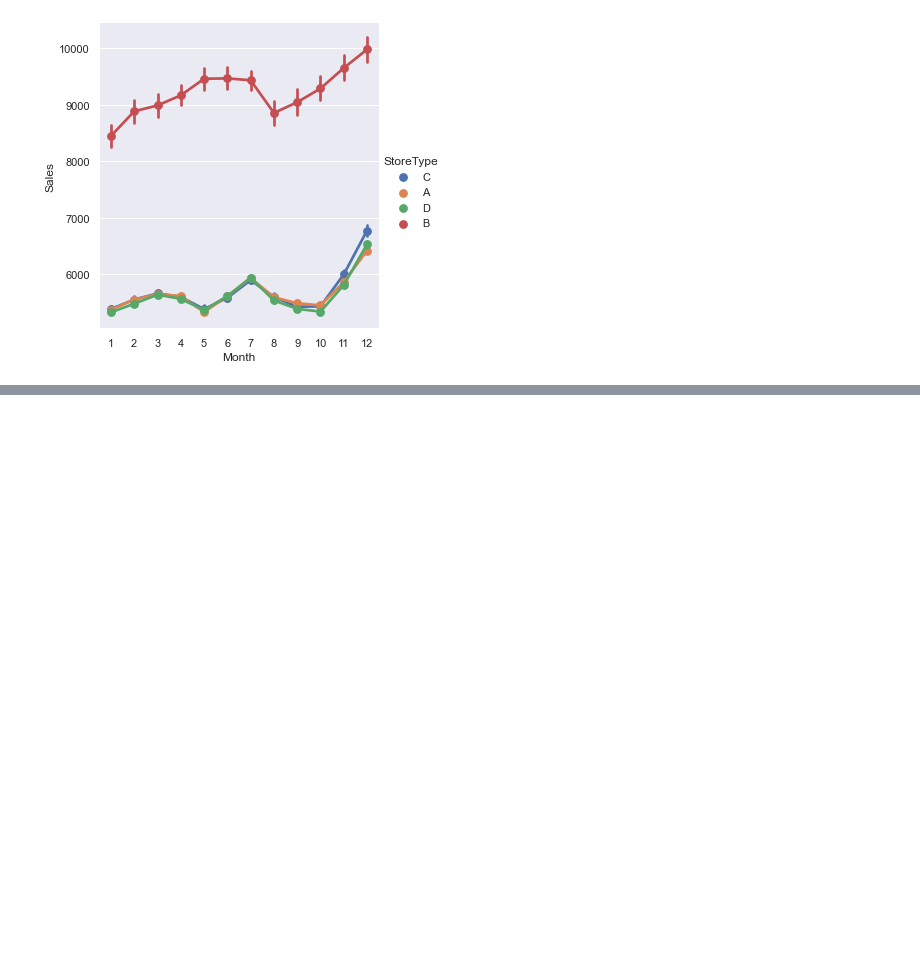
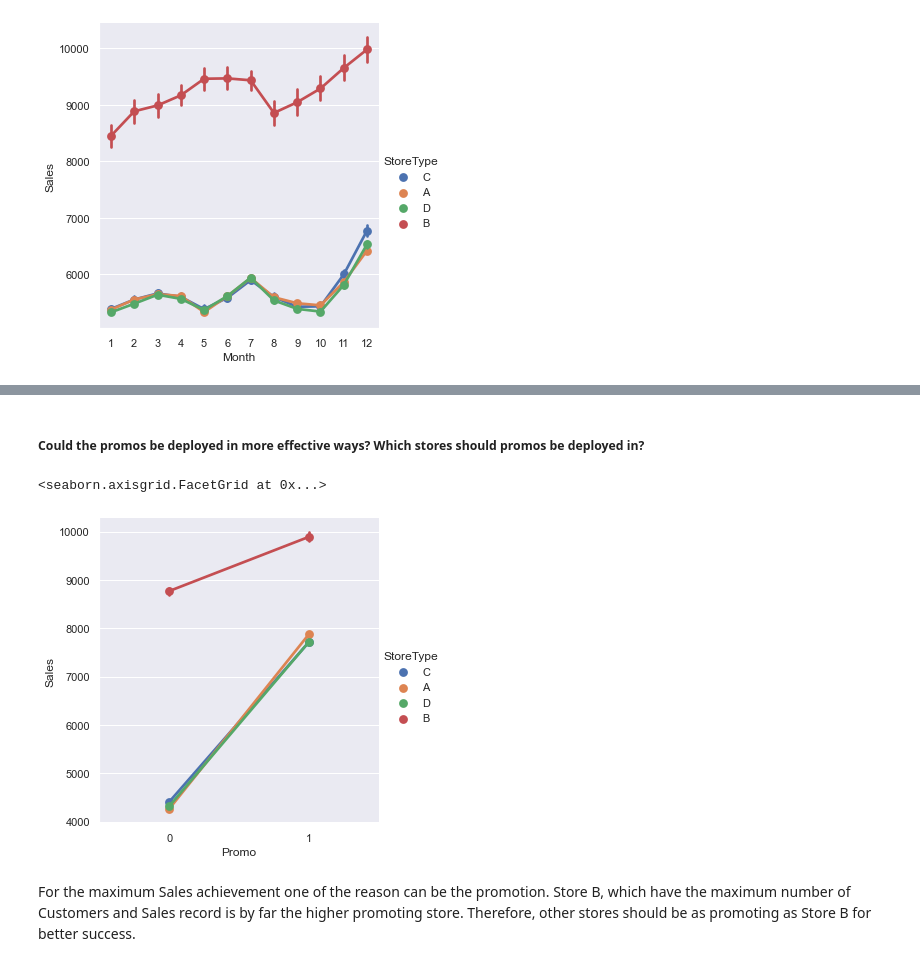
Before and after one commit to Yohanes-GR/Pharmaceutical-Sales-Forcasting, a Jupyter notebook: notebooks/EDA.ipynb, the cells around one changed output, grey strips where cells are left out. Saved outputs shown, nothing was run; the diff lists cells and outputs as text; code cells hidden in the pictures; blank space fills up the shorter version.

```diff
--- a/notebooks/EDA.ipynb
+++ b/notebooks/EDA.ipynb
@@ -608,0 +556,9 @@ plt.show()
+# %% [markdown]
+##### Could the promos be deployed in more effective ways? Which stores should promos be deployed in?
+# %%
+sns.factorplot(data = df, x ="Promo", y = "Sales", hue = 'StoreType')
+# %% [output]
+<seaborn.axisgrid.FacetGrid at 0x...>
+[figure, added]
+# %% [markdown]
+For the maximum Sales achievement one of the reason can be the promotion. Store B, which have the maximum number of Customers and Sales record is by far the higher promoting store. Therefore, other stores should be as promoting as Store B for better success.
```
Also changed, not shown: parts of 25 cells of this notebook.
